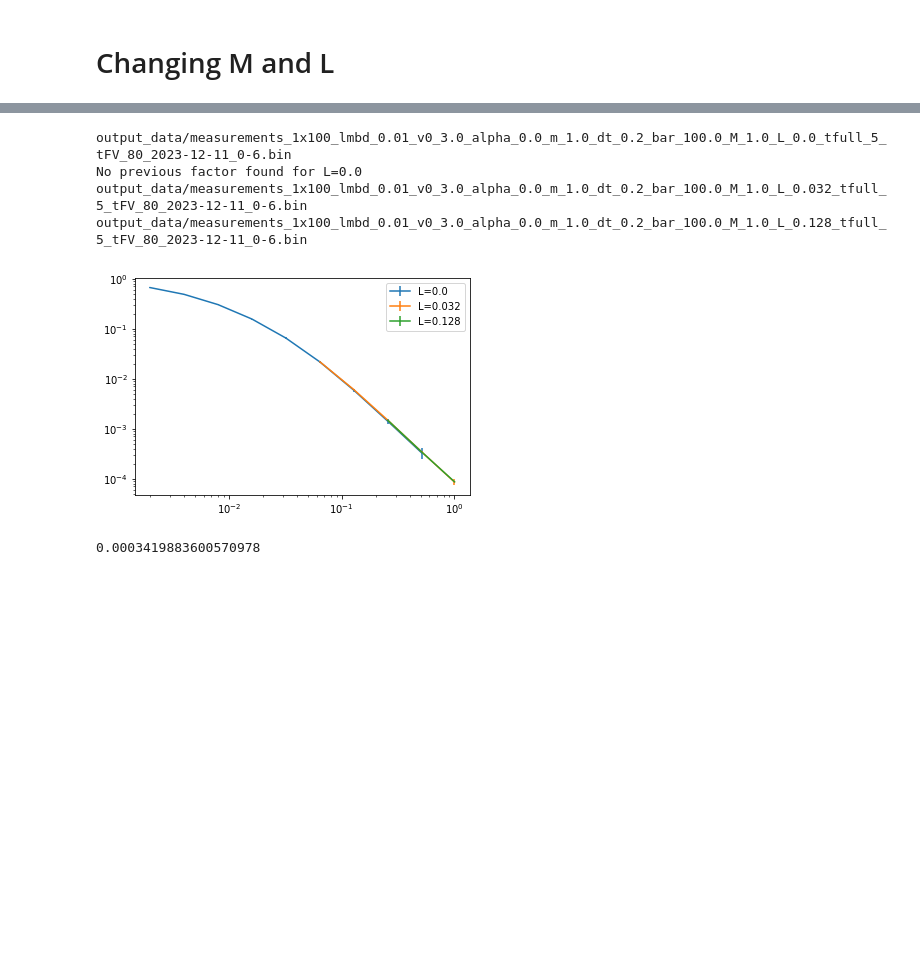
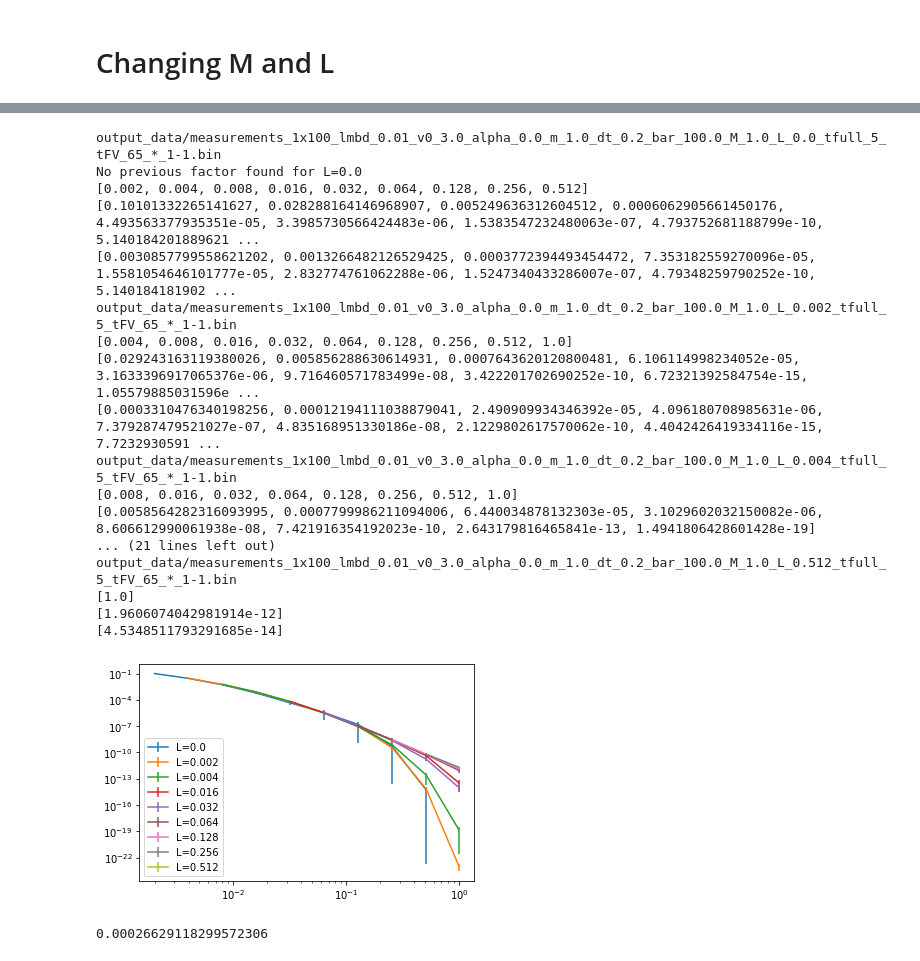
Before and after one commit to jinluchang/Qlattice, a Jupyter notebook: applications/false-vacuum-decay/false_vacuum_decay.ipynb, the cells around one changed output, grey strips where cells are left out. Cells and saved outputs as stored; diff of their text form; code cells hidden in the pictures; blank space fills up the shorter version.

```diff
--- a/applications/false-vacuum-decay/false_vacuum_decay.ipynb
+++ b/applications/false-vacuum-decay/false_vacuum_decay.ipynb
@@ -267,23 +408,37 @@ output_data/measurements_1x100_lmbd_0.01_v0_3.0_alpha_0.0_m_1.0_dt_0.2_bar_100.0
 # %%
-measurements.plot_delta_actions_vs_L()
+measurements.plot_expS_vs_L()
 plt.yscale("log")
 plt.xscale("log")
 plt.legend()
 plt.show()
 # %% [output]
-output_data/measurements_1x100_lmbd_0.01_v0_3.0_alpha_0.0_m_1.0_dt_0.2_bar_100.0_M_1.0_L_0.0_tfull_5_tFV_80_2023-12-11_0-6.bin
+output_data/measurements_1x100_lmbd_0.01_v0_3.0_alpha_0.0_m_1.0_dt_0.2_bar_100.0_M_1.0_L_0.0_tfull_5_tFV_65_*_1-1.bin
 No previous factor found for L=0.0
-output_data/measurements_1x100_lmbd_0.01_v0_3.0_alpha_0.0_m_1.0_dt_0.2_bar_100.0_M_1.0_L_0.032_tfull_5_tFV_80_2023-12-11_0-6.bin
-output_data/measurements_1x100_lmbd_0.01_v0_3.0_alpha_0.0_m_1.0_dt_0.2_bar_100.0_M_1.0_L_0.128_tfull_5_tFV_80_2023-12-11_0-6.bin
+[0.002, 0.004, 0.008, 0.016, 0.032, 0.064, 0.128, 0.256, 0.512]
+[0.10101332265141627, 0.028288164146968907, 0.005249636312604512, 0.0006062905661450176, 4.493563377935351e-05, 3.3985730566424483e-06, 1.5383547232480063e-07, 4.793752681188799e-10, 5.140184201889621 ...
+[0.0030857799558621202, 0.0013266482126529425, 0.0003772394493454472, 7.353182559270096e-05, 1.5581054646101777e-05, 2.832774761062288e-06, 1.5247340433286007e-07, 4.79348259790252e-10, 5.140184181902 ...
+output_data/measurements_1x100_lmbd_0.01_v0_3.0_alpha_0.0_m_1.0_dt_0.2_bar_100.0_M_1.0_L_0.002_tfull_5_tFV_65_*_1-1.bin
+[0.004, 0.008, 0.016, 0.032, 0.064, 0.128, 0.256, 0.512, 1.0]
+[0.029243163119380026, 0.005856288630614931, 0.0007643620120800481, 6.106114998234052e-05, 3.1633396917065376e-06, 9.716460571783499e-08, 3.422201702690252e-10, 6.72321392584754e-15, 1.05579885031596e ...
+[0.0003310476340198256, 0.00012194111038879041, 2.490909934346392e-05, 4.096180708985631e-06, 7.379287479521027e-07, 4.835168951330186e-08, 2.1229802617570062e-10, 4.4042426419334116e-15, 7.7232930591 ...
+output_data/measurements_1x100_lmbd_0.01_v0_3.0_alpha_0.0_m_1.0_dt_0.2_bar_100.0_M_1.0_L_0.004_tfull_5_tFV_65_*_1-1.bin
+[0.008, 0.016, 0.032, 0.064, 0.128, 0.256, 0.512, 1.0]
+[0.0058564282316093995, 0.0007799986211094006, 6.440034878132303e-05, 3.1029602032150082e-06, 8.606612990061938e-08, 7.421916354192023e-10, 2.643179816465841e-13, 1.4941806428601428e-19]
+... (21 lines left out)
+output_data/measurements_1x100_lmbd_0.01_v0_3.0_alpha_0.0_m_1.0_dt_0.2_bar_100.0_M_1.0_L_0.512_tfull_5_tFV_65_*_1-1.bin
+[1.0]
+[1.9606074042981914e-12]
+[4.5348511793291685e-14]
-[figure, old version]
+[figure, new version]
 # %%
-Ms = [0.0, 0.004, 0.032, 0.128, 1.0]
-Ls = [0.0, 0.032, 0.128, 1.0]
-da_list = measurements.get_M_L_list(Ms, Ls)
+Ms = [0.0, 0.002, 0.004, 0.016, 0.032, 0.064, 0.128, 0.256, 0.512, 1.0]
+Ls = [0.0, 0.002, 0.004, 0.016, 0.032, 0.064, 0.128, 0.256, 0.512, 1.0]
+sf0 = "output_data/measurements_1x100_lmbd_0.01_v0_3.0_alpha_0.0_m_1.0_dt_0.2_bar_100.0_M_0.0_L_1.0_tfull_5_tFV_65_*_1-1.bin"
+da_list = measurements.get_M_L_list(Ms, Ls, sf0)
 ratio=measurements.calc_ratio(da_list, len(Ms)-1)
 print(ratio)
 # %% [output]
-0.0003419883600570978
+0.00026629118299572306
 # %%
 blocks = jk.get_super_jackknife_blocks(da_list, 1000, lambda x: measurements.calc_ratio(x, len(Ms)-1))
 jk.get_errors_from_blocks(ratio, blocks)
```
Also changed, not shown: parts of 55 cells of this notebook, 2 other files.
